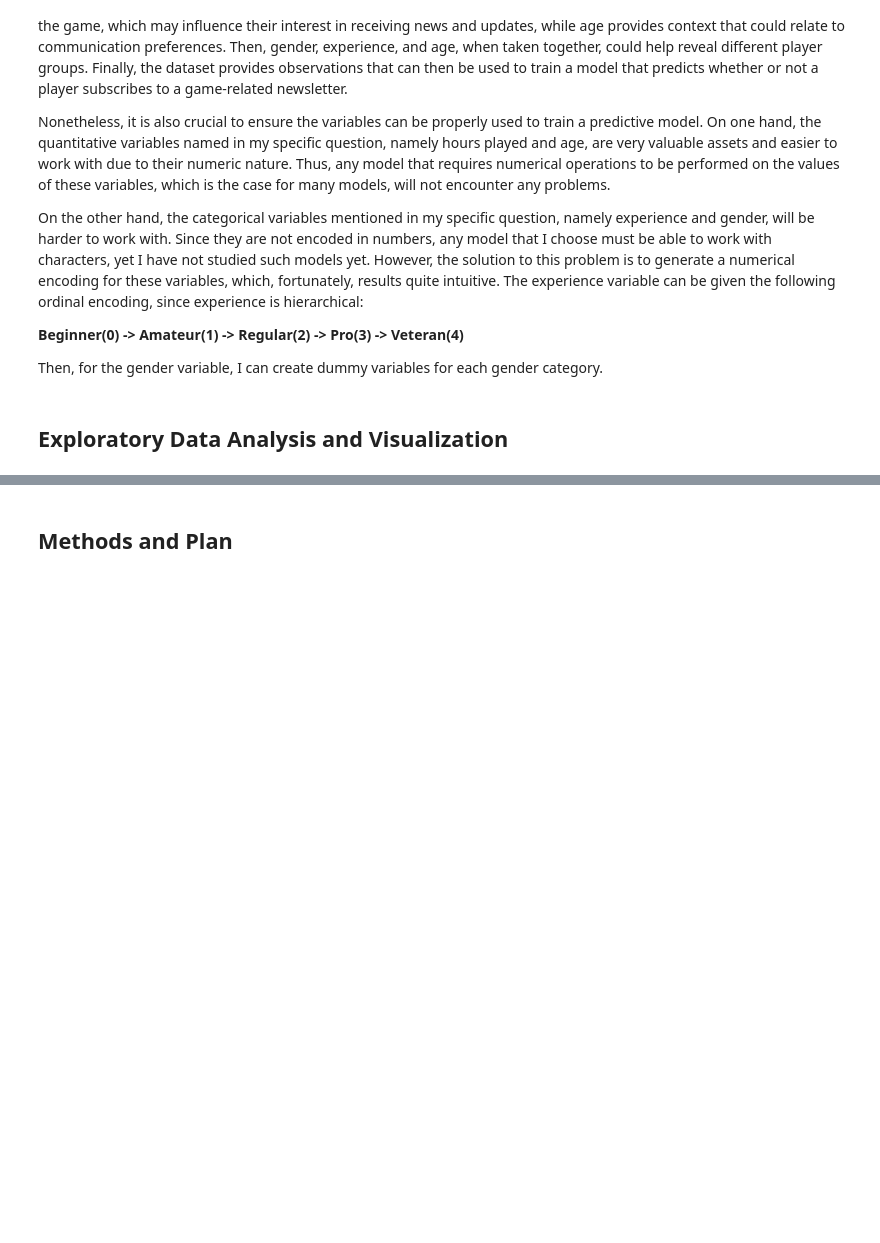
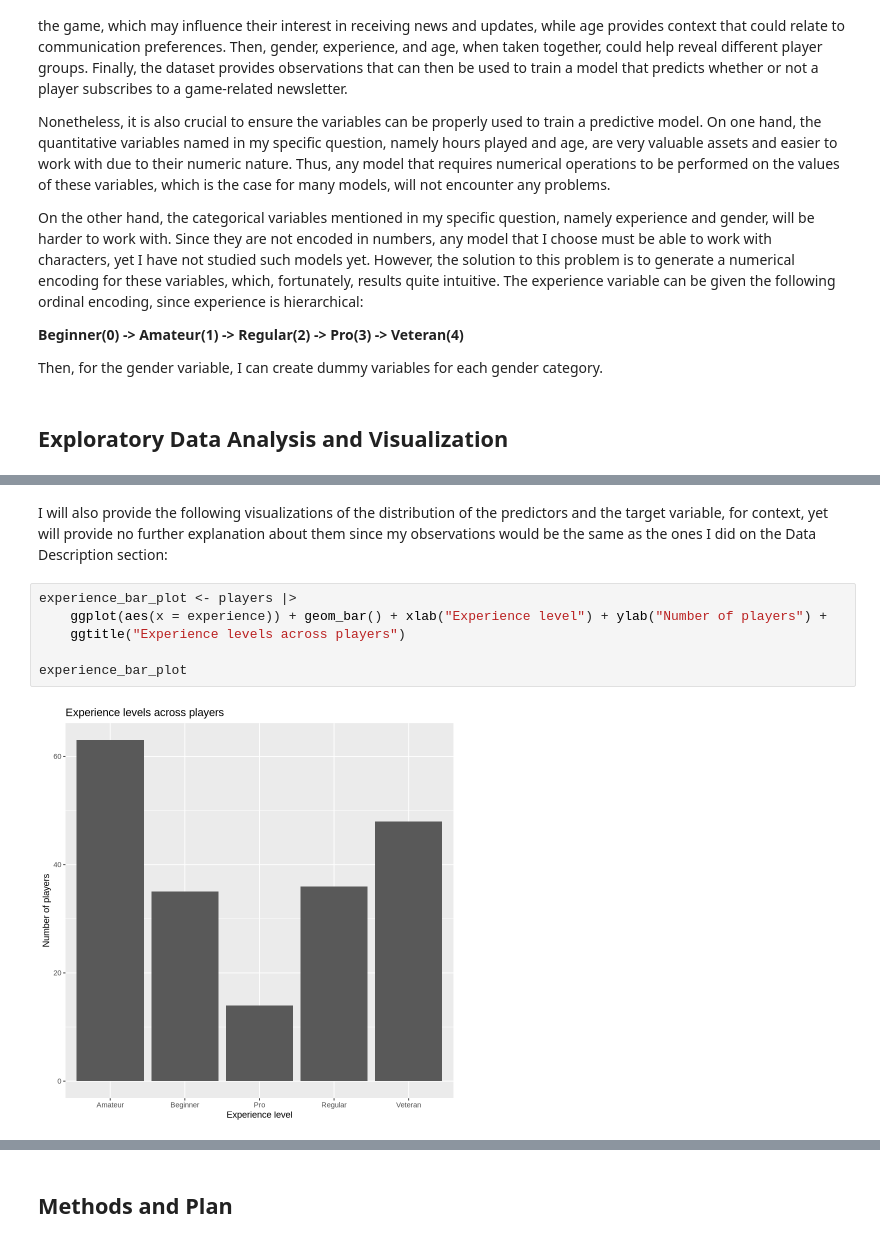
Before and after one commit to amartosp23/DSCI-100-Project, a Jupyter notebook: Planning Stage.ipynb, the cells around one changed output, grey strips where cells are left out. Drawn from its saved outputs; the diff is of its cells as text; blank space fills up the shorter version.

```diff
--- a/Planning Stage.ipynb
+++ b/Planning Stage.ipynb
@@ -149,0 +152,10 @@ A tibble: 1 × 2
+# %% [markdown]
+I will also provide the following visualizations of the distribution of the predictors and the target variable, for context, yet will provide no further explanation about them since my observations would be the same as the ones I did on the Data Description section:
+# %%
+experience_bar_plot <- players |>
+    ggplot(aes(x = experience)) + geom_bar() + xlab("Experience level") + ylab("Number of players") +
+    ggtitle("Experience levels across players")
+
+experience_bar_plot
+# %% [output]
+[figure, added]
```
Also changed, not shown: parts of 15 cells of this notebook.
